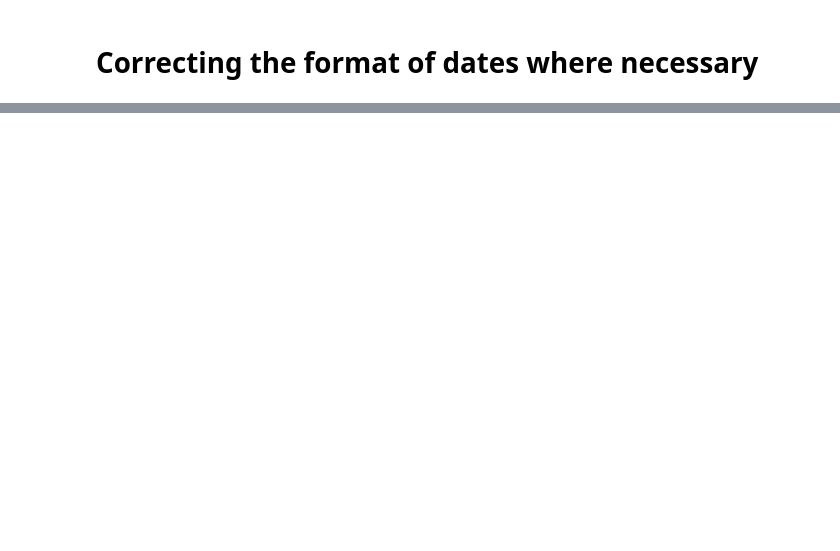
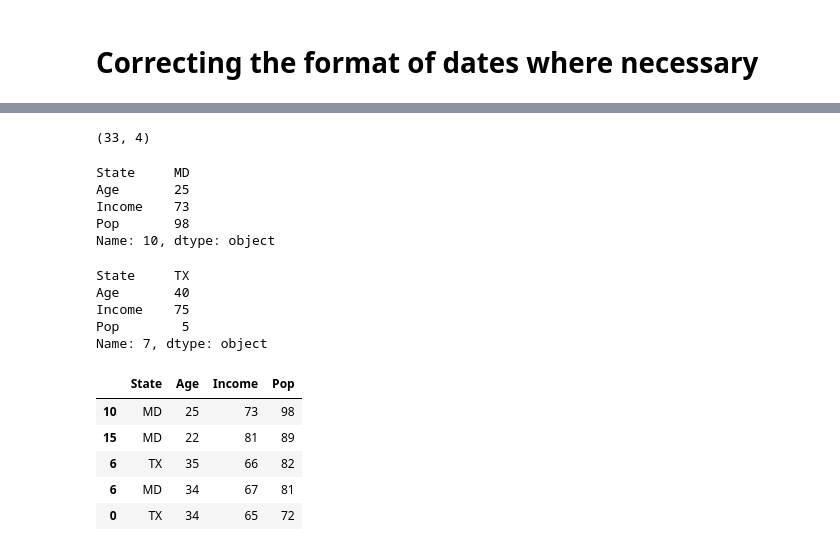
Before and after one commit to blazaropinto/portfolio_PDA_Data_Science, a Jupyter notebook: Preparing_data_for_analysis.ipynb, the cells around one changed output, grey strips where cells are left out. Saved outputs shown, nothing was run; the diff lists cells and outputs as text; code cells hidden in the pictures; blank space fills up the shorter version.

```diff
--- a/Preparing_data_for_analysis.ipynb
+++ b/Preparing_data_for_analysis.ipynb
@@ -525,0 +598,37 @@ unique_entries.head()
+# %%
+def get_income_df(excelfile_url):
+  county_level_df = pd.read_excel(excelfile_url, sheet_name='county-level')
+  state_level_df = pd.read_excel(excelfile_url, sheet_name='state-level')
+  income_new_df = pd.read_excel(excelfile_url, sheet_name='income')
+
+  county_level_df['Pop']= county_level_df.Population
+  county_level_df.drop('Population', axis=1, inplace=True)
+  state_level_df.Pop = round((state_level_df.Pop / 1000), 0).astype(int)
+
+  combined_df = pd.concat([county_level_df, state_level_df], ignore_index=True, join='inner')
+  final_df = combined_df.append(income_new_df)
+  final_df.sort_values('Pop', ascending=False, inplace=True)    # sort by 'Pop' to get the output above
+
+  return final_df
+
+excel_url = 'https://github.com/futureCodersSE/working-with-data/blob/main/Data%20sets/Income-Data.xlsx?raw=true'
+df0521 = get_income_df(excel_url)
+display(df0521.shape, df0521.iloc[0], df0521.iloc[-1], df0521.head())
+# %% [output]
+(33, 4)
+State     MD
+Age       25
+Income    73
+Pop       98
+Name: 10, dtype: object
+State     TX
+Age       40
+Income    75
+Pop        5
+Name: 7, dtype: object
+|  | State | Age | Income | Pop |
+| 10 | MD | 25 | 73 | 98 |
+| 15 | MD | 22 | 81 | 89 |
+| 6 | TX | 35 | 66 | 82 |
+| 6 | MD | 34 | 67 | 81 |
+| 0 | TX | 34 | 65 | 72 |
```
Also changed, not shown: parts of 13 cells of this notebook.
